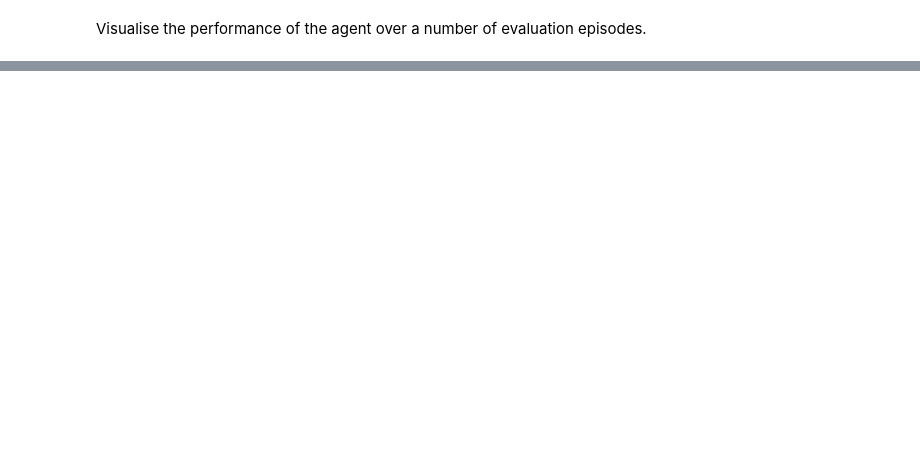
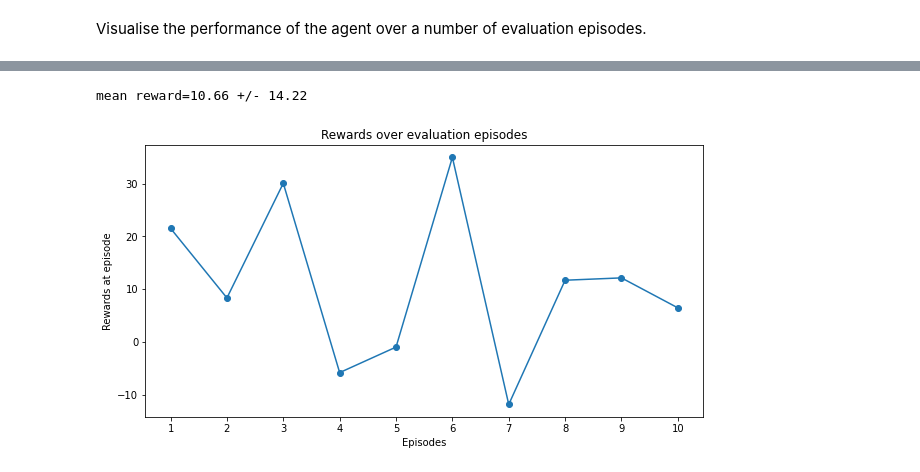
Before and after one commit to julia-lina-tan/rl-policy-fusion, a Jupyter notebook: rl_policy_fusion_new.ipynb, the cells around one changed output, grey strips where cells are left out. Saved outputs shown, nothing was run; the diff lists cells and outputs as text; code cells hidden in the pictures; blank space fills up the shorter version.

```diff
--- a/rl_policy_fusion_new.ipynb
+++ b/rl_policy_fusion_new.ipynb
@@ -216,0 +583,3 @@ render_agent_in_env(model, env, n_eval_episodes=1, path='../content/agent1', fil
+# %%
+model_one.set_env(env)
+model_one.learn(total_timesteps=1e5)
@@ -216,0 +605,9 @@ render_agent_in_env(model, env, n_eval_episodes=1, path='../content/agent1', fil
+# %%
+# Evaluate retraining of first quadrant model
+ep_rewards, ep_steps = evaluate_policy(model_one, eval_env, n_eval_episodes=10, deterministic=True, return_episode_rewards=True)
+
+print(f'mean reward={(sum(ep_rewards)/len(ep_rewards)):.2f} +/- {np.std(ep_rewards):.2f}')
+plot_rewards(ep_rewards, title='Rewards over evaluation episodes')
+# %% [output]
+mean reward=10.66 +/- 14.22
+[figure, added]
```
Also changed, not shown: parts of 53 cells of this notebook.
